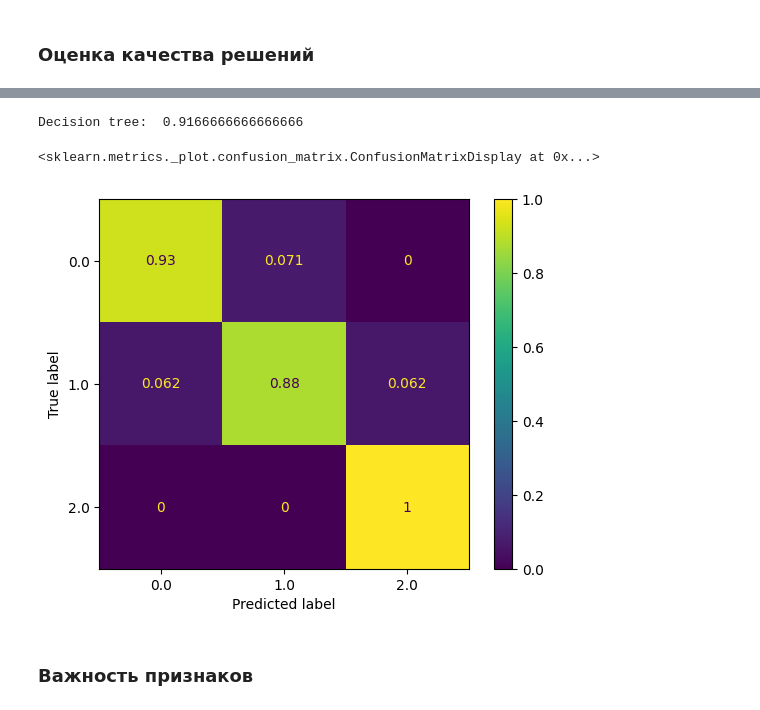
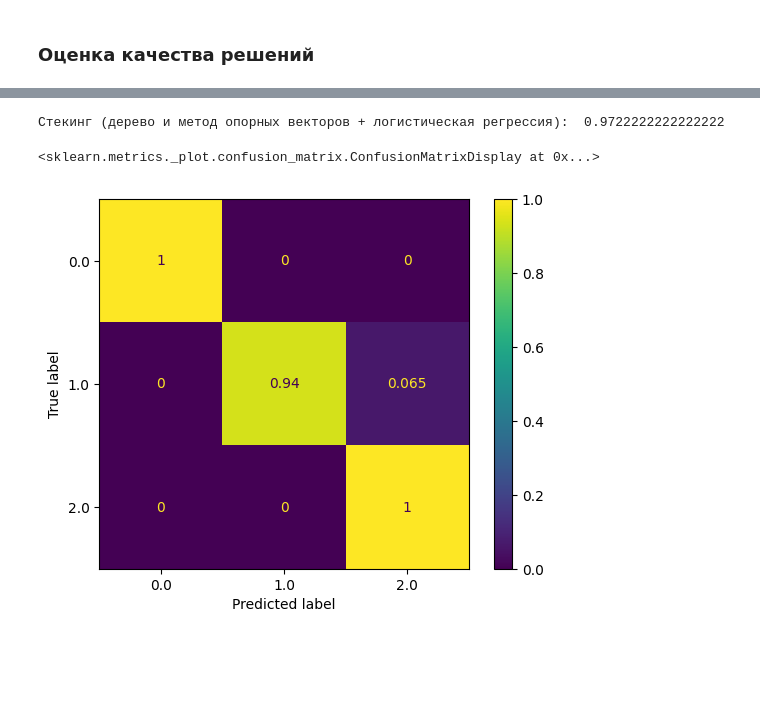
Before and after one commit to viktoranddd/TMO_2023, a Jupyter notebook: Лабораторная работа №5/lab5.ipynb, the cells around one changed output, grey strips where cells are left out. Saved outputs shown, nothing was run; the diff lists cells and outputs as text; code cells hidden in the pictures; blank space fills up the shorter version.

```diff
--- a/Лабораторная работа №5/lab5.ipynb
+++ b/Лабораторная работа №5/lab5.ipynb
@@ -109,7 +117,7 @@ x = df.drop('target', axis = 1)
 scaler = MinMaxScaler()
 scaled_data = scaler.fit_transform(x)
 
-x_train, x_test, y_train, y_test = train_test_split(scaled_data, y, test_size = 0.2, random_state = 0)
+x_train, x_test, y_train, y_test = train_test_split(scaled_data, y, test_size = 0.4, random_state = 0)
 
 print(f"Обучающая выборка:\n{x_train, y_train}")
 print(f"Тестовая выборка:\n{x_test, y_test}")
@@ -176,0 +185,13 @@ Accuracy score=0.9722222222222222
+# %%
+# Первый уровень - две модели: дерево и метод опорных векторов
+# Второй уровень: логистическая регрессия
+
+estimators = [
+    ('dt', DecisionTreeClassifier(random_state=0)),
+    ('svc', svm.SVC(random_state=0))
+]
+
+sc = StackingClassifier(
+    estimators=estimators, final_estimator=LogisticRegression()
+)
+sc_prediction = sc.fit(x_train, y_train).predict(x_test)
@@ -207,12 +241,10 @@ SVM:  1.0
 # %%
-print("Decision tree: ", accuracy_score(y_test, dt_prediction))
+print("Стекинг (дерево и метод опорных векторов + логистическая регрессия): ", accuracy_score(y_test, sc_prediction))
 
-cm = confusion_matrix(y_test, dt_prediction, labels=np.unique(df.target), normalize='true')
+cm = confusion_matrix(y_test, sc_prediction, labels=np.unique(df.target), normalize='true')
 disp = ConfusionMatrixDisplay(confusion_matrix=cm, display_labels=np.unique(df.target))
 disp.plot()
 # %% [output]
-Decision tree:  0.9166666666666666
+Стекинг (дерево и метод опорных векторов + логистическая регрессия):  0.9722222222222222
 <sklearn.metrics._plot.confusion_matrix.ConfusionMatrixDisplay at 0x...>
-[figure, old version]
+[figure, new version]
-# %% [markdown]
-### Важность признаков
```
Also changed, not shown: parts of 17 cells of this notebook, 14 other files.
